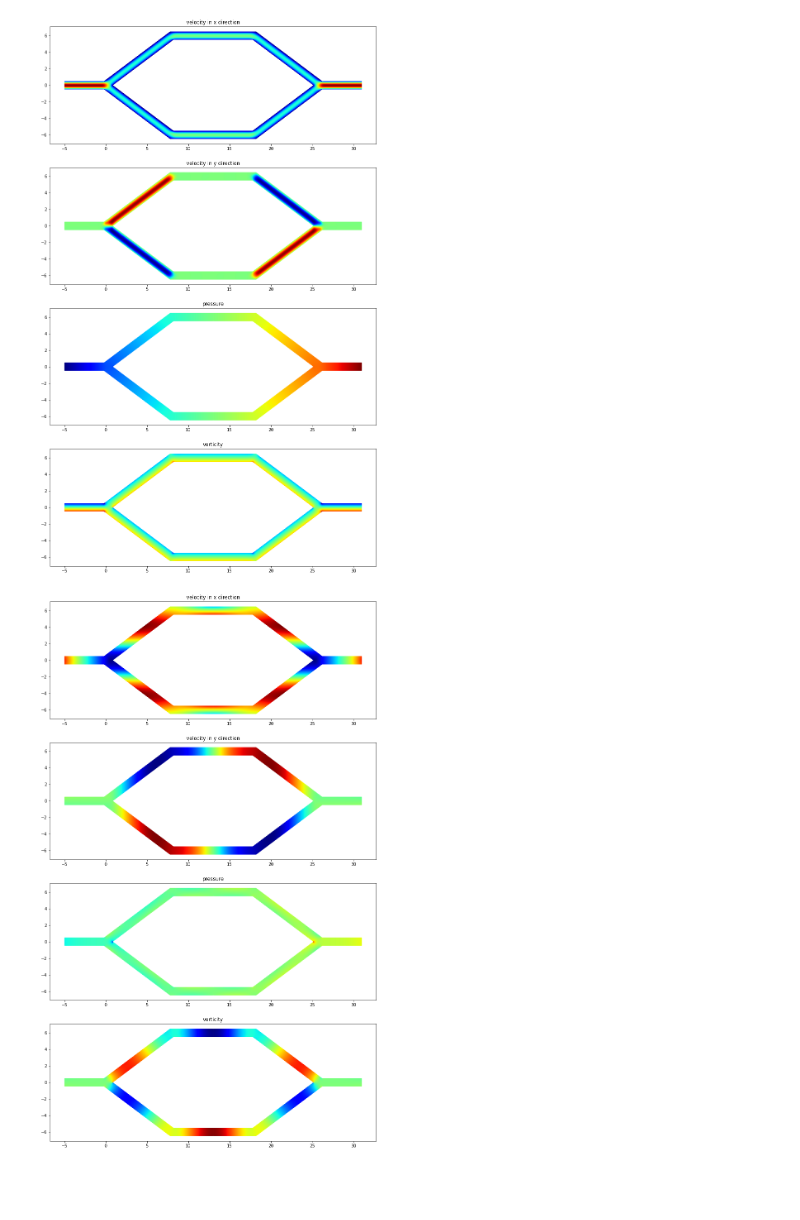
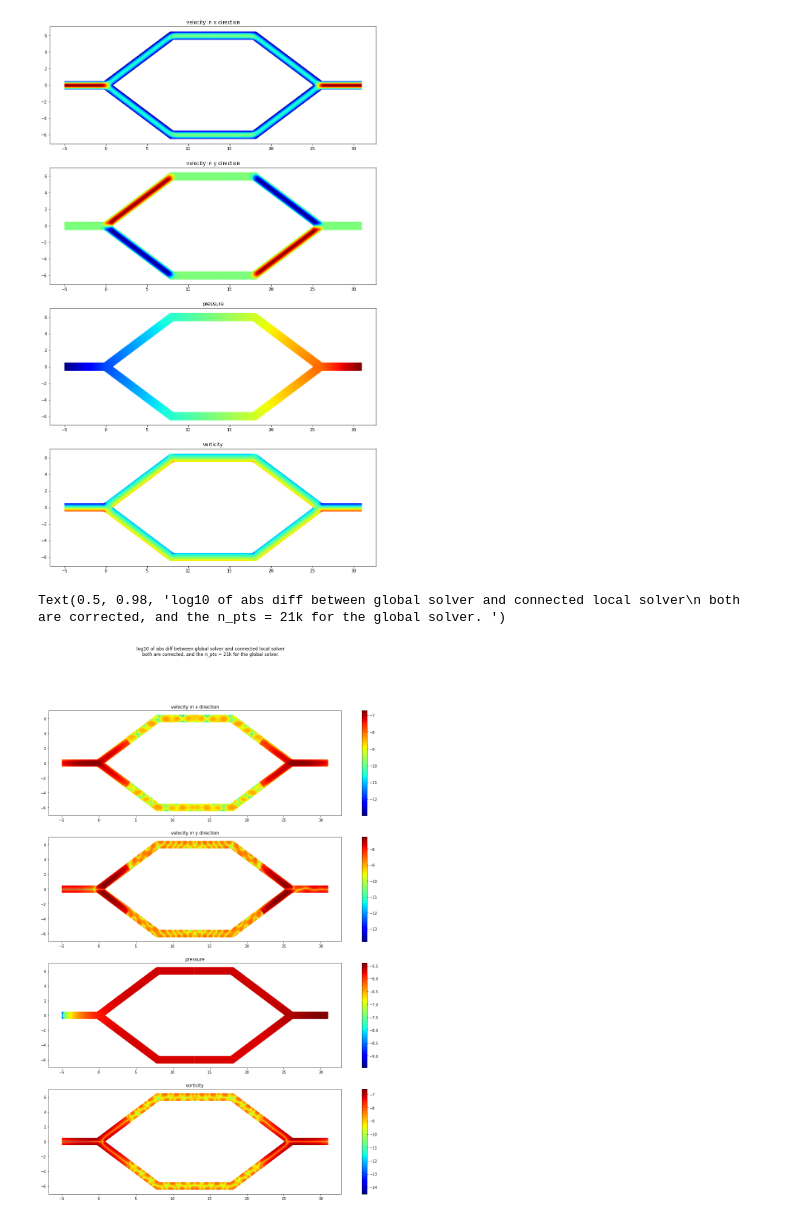
Before and after one commit to WangHaiYang874/stokes2d, a Jupyter notebook: comparing connection and global.ipynb, the cells around one changed output. Saved outputs shown, nothing was run; the diff lists cells and outputs as text; code cells hidden in the pictures; blank space fills up the shorter version.

Commit message:
correct version

```diff
--- a/comparing connection and global.ipynb
+++ b/comparing connection and global.ipynb
@@ -55,9 +53,16 @@ u_global, v_global = (pipe.velocity(xs,ys,omega)).T
 # %%
 fig,axes = plt.subplots(4,1,figsize=(20,24))
 
-for ax, field, title, in zip(axes, [u_global,v_global,p_global,o_global], ['velocity in x direction','velocity in y direction','pressure','vorticity']):
+fig.set_facecolor('white')
+
+log_diff = list(map(lambda x: np.log10(np.abs(x)) ,[u_field-u_global,v_field-v_global,p_field-p_global,o_field-o_global]))
+
+for ax, field, title, in zip(axes, log_diff, ['velocity in x direction','velocity in y direction','pressure','vorticity']):
     ax.set_aspect('equal')
-    ax.scatter(xs,ys,c=field,s=1,cmap='jet')
+    im = ax.scatter(xs,ys,c=field,s=1,cmap='jet')
     ax.set_title(title)
+    fig.colorbar(im,ax=ax)
+fig.suptitle('log10 of abs diff between global solver and connected local solver\n both are corrected, and the n_pts = 21k for the global solver. ')
 # %% [output]
+Text(0.5, 0.98, 'log10 of abs diff between global solver and connected local solver\n both are corrected, and the n_pts = 21k for the global solver. ')
-[figure, old version]
+[figure, new version]
```
Also changed, not shown: parts of 7 cells of this notebook, 3 other files.
